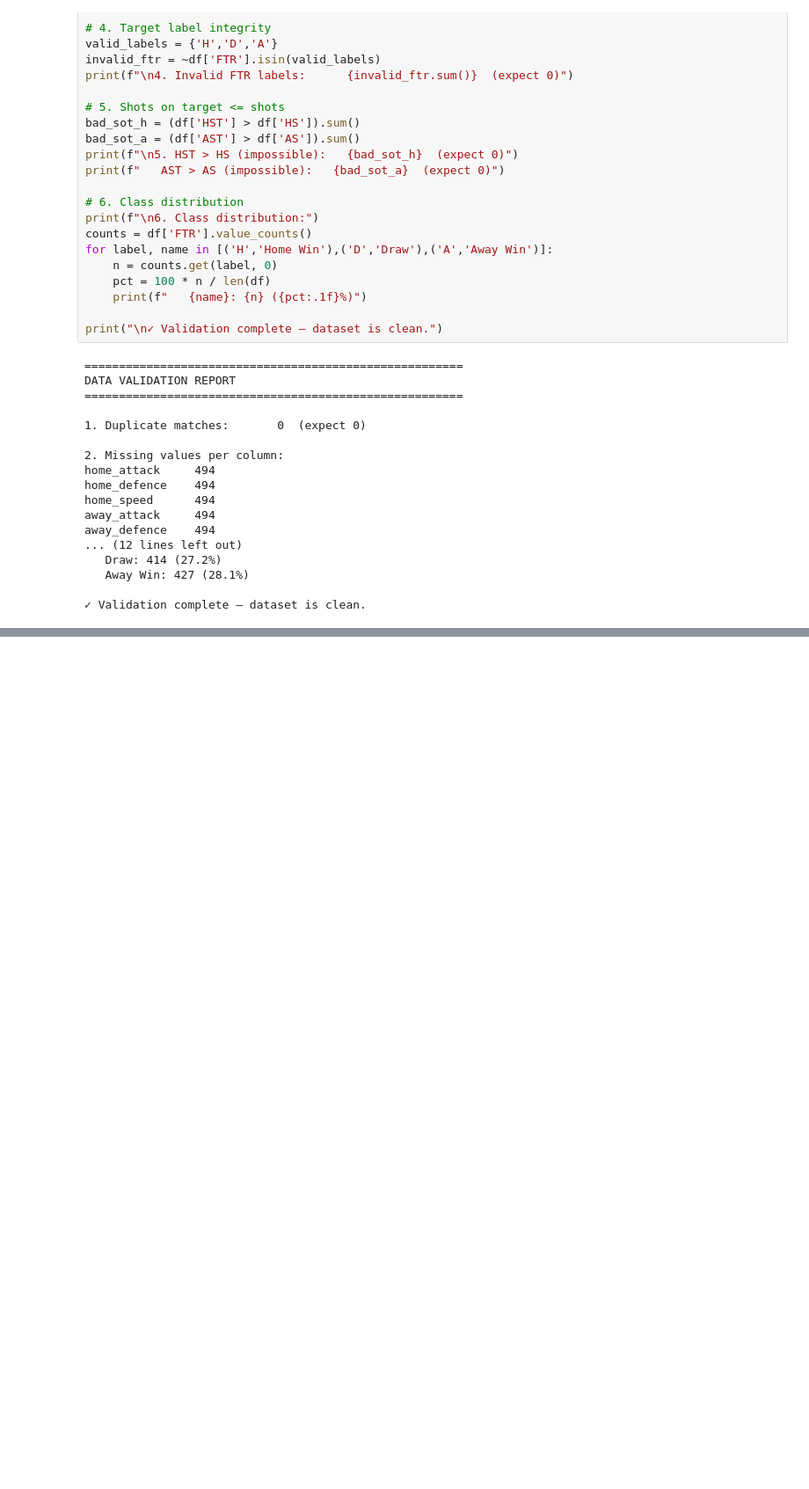
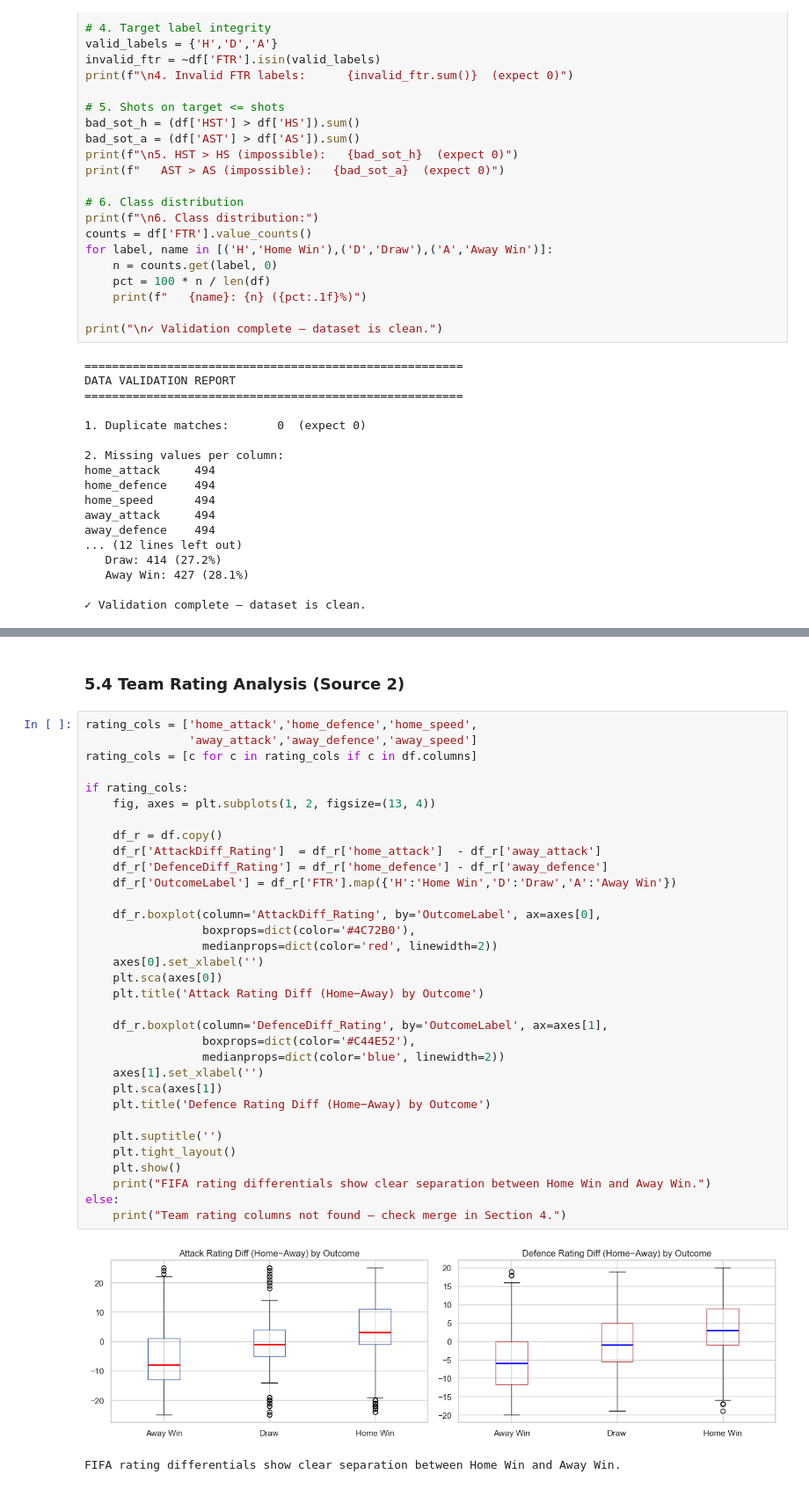
Before and after one commit to Mitko-10/DataScience-final-, a Jupyter notebook: laliga-match-prediction.ipynb, the cells around one changed output, grey strips where cells are left out. Shown at 88% size. Cells and saved outputs as stored; diff of their text form; blank space fills up the shorter version.

```diff
--- a/laliga-match-prediction.ipynb
+++ b/laliga-match-prediction.ipynb
@@ -448,0 +548,38 @@ away_defence    494
+# %% [markdown]
+### 5.4 Team Rating Analysis (Source 2)
+# %%
+rating_cols = ['home_attack','home_defence','home_speed',
+               'away_attack','away_defence','away_speed']
+rating_cols = [c for c in rating_cols if c in df.columns]
+
+if rating_cols:
+    fig, axes = plt.subplots(1, 2, figsize=(13, 4))
+
+    df_r = df.copy()
+    df_r['AttackDiff_Rating']  = df_r['home_attack']  - df_r['away_attack']
+    df_r['DefenceDiff_Rating'] = df_r['home_defence'] - df_r['away_defence']
+    df_r['OutcomeLabel'] = df_r['FTR'].map({'H':'Home Win','D':'Draw','A':'Away Win'})
+
+    df_r.boxplot(column='AttackDiff_Rating', by='OutcomeLabel', ax=axes[0],
+                 boxprops=dict(color='#4C72B0'),
+                 medianprops=dict(color='red', linewidth=2))
+    axes[0].set_xlabel('')
+    plt.sca(axes[0])
+    plt.title('Attack Rating Diff (Home−Away) by Outcome')
+
+    df_r.boxplot(column='DefenceDiff_Rating', by='OutcomeLabel', ax=axes[1],
+                 boxprops=dict(color='#C44E52'),
+                 medianprops=dict(color='blue', linewidth=2))
+    axes[1].set_xlabel('')
+    plt.sca(axes[1])
+    plt.title('Defence Rating Diff (Home−Away) by Outcome')
+
+    plt.suptitle('')
+    plt.tight_layout()
+    plt.show()
+    print("FIFA rating differentials show clear separation between Home Win and Away Win.")
+else:
+    print("Team rating columns not found — check merge in Section 4.")
+# %% [output]
+[figure, added]
+FIFA rating differentials show clear separation between Home Win and Away Win.
```
Also changed, not shown: parts of 6 cells of this notebook.
